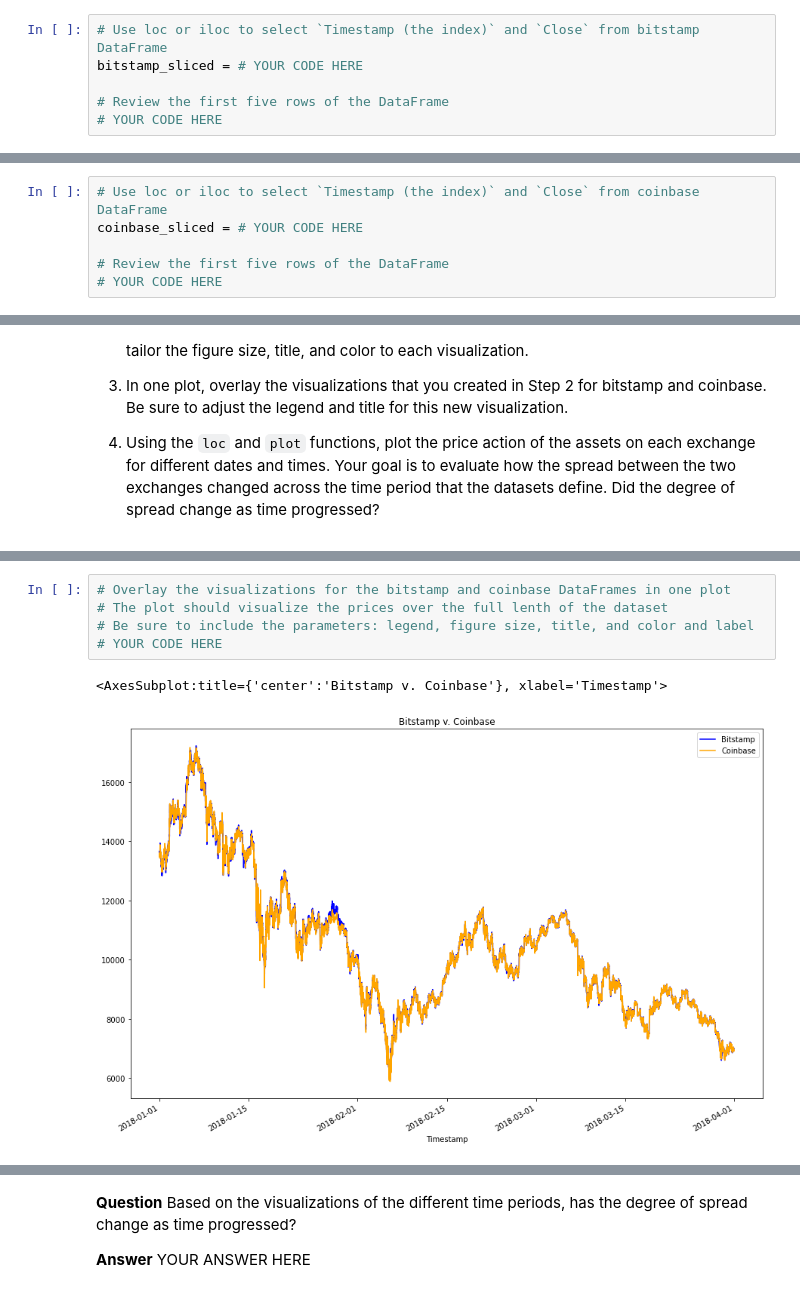
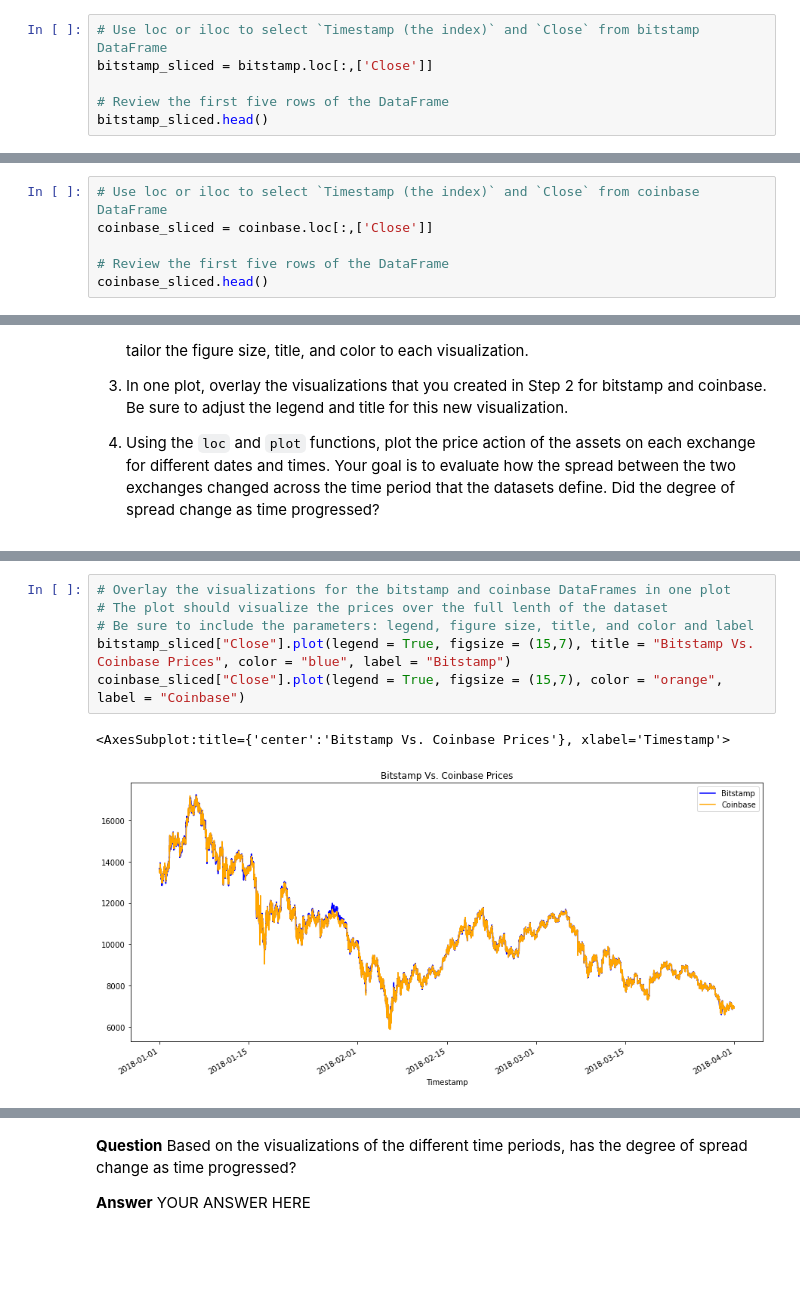
Before and after one commit to themelquiades/challenge_3_bitcoin_arb, a Jupyter notebook: crypto_arbitrage.ipynb, the cells around one changed output, grey strips where cells are left out. Cells and saved outputs as stored; diff of their text form; blank space fills up the shorter version.

```diff
--- a/crypto_arbitrage.ipynb
+++ b/crypto_arbitrage.ipynb
@@ -252,10 +252,10 @@ Select the data you want to analyze. Use `loc` or `iloc` to select the following
 * Close
 # %%
 # Use loc or iloc to select `Timestamp (the index)` and `Close` from bitstamp DataFrame
-bitstamp_sliced = # YOUR CODE HERE
+bitstamp_sliced = bitstamp.loc[:,['Close']]
 
 # Review the first five rows of the DataFrame
-# YOUR CODE HERE
+bitstamp_sliced.head()
 # %% [output]
 |  | Close |
 | Timestamp |  |
@@ -266,10 +266,10 @@ bitstamp_sliced = # YOUR CODE HERE
 | 2018-01-01 00:04:00 | 13620.00 |
 # %%
 # Use loc or iloc to select `Timestamp (the index)` and `Close` from coinbase DataFrame
-coinbase_sliced = # YOUR CODE HERE
+coinbase_sliced = coinbase.loc[:,['Close']]
 
 # Review the first five rows of the DataFrame
-# YOUR CODE HERE
+coinbase_sliced.head()
 # %% [output]
 |  | Close |
 | Timestamp |  |
@@ -333,11 +333,12 @@ Sort through the time series data associated with the bitstamp and coinbase Data
 # %%
 # Overlay the visualizations for the bitstamp and coinbase DataFrames in one plot
 # The plot should visualize the prices over the full lenth of the dataset
 # Be sure to include the parameters: legend, figure size, title, and color and label
-# YOUR CODE HERE
+bitstamp_sliced["Close"].plot(legend = True, figsize = (15,7), title = "Bitstamp Vs. Coinbase Prices", color = "blue", label = "Bitstamp")
+coinbase_sliced["Close"].plot(legend = True, figsize = (15,7), color = "orange", label = "Coinbase")
 # %% [output]
-<AxesSubplot:title={'center':'Bitstamp v. Coinbase'}, xlabel='Timestamp'>
+<AxesSubplot:title={'center':'Bitstamp Vs. Coinbase Prices'}, xlabel='Timestamp'>
-[figure, old version]
+[figure, new version]
 # %%
 # Using the loc and plot functions, create an overlay plot that visualizes
 # the price action of both DataFrames for a one month period early in the dataset
```
Also changed, not shown: parts of 17 cells of this notebook.
